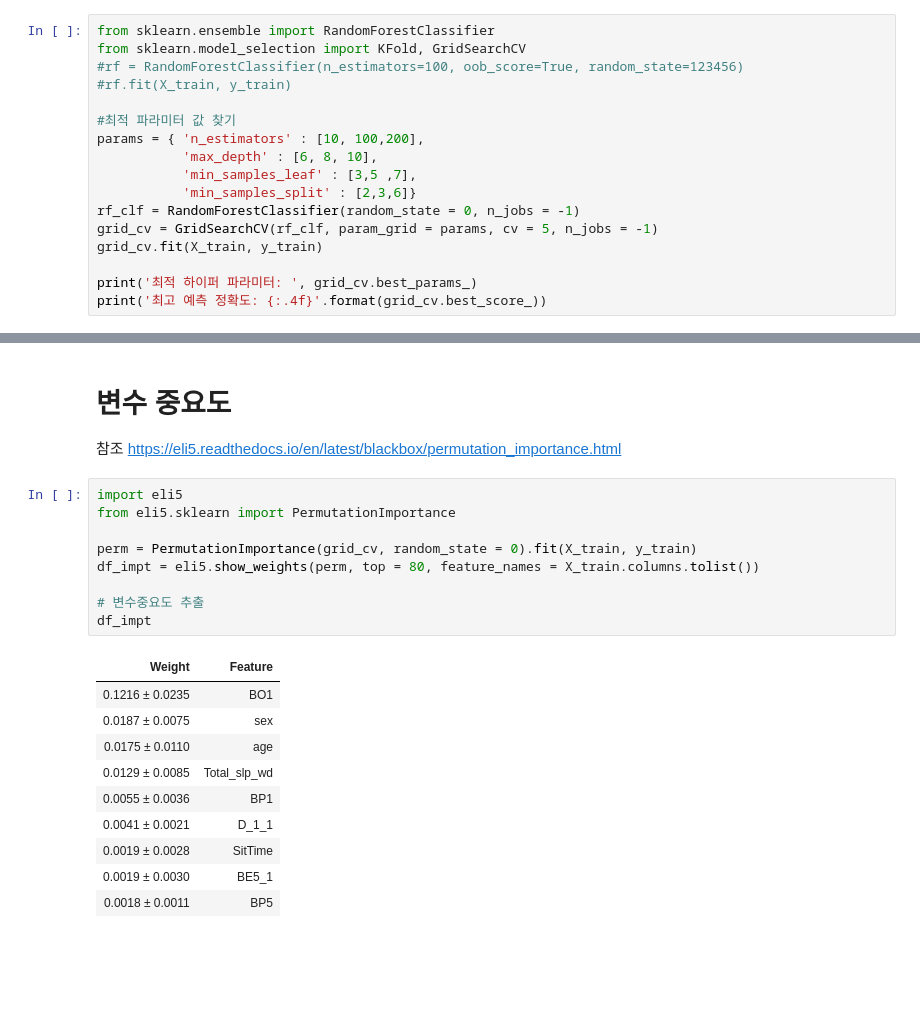
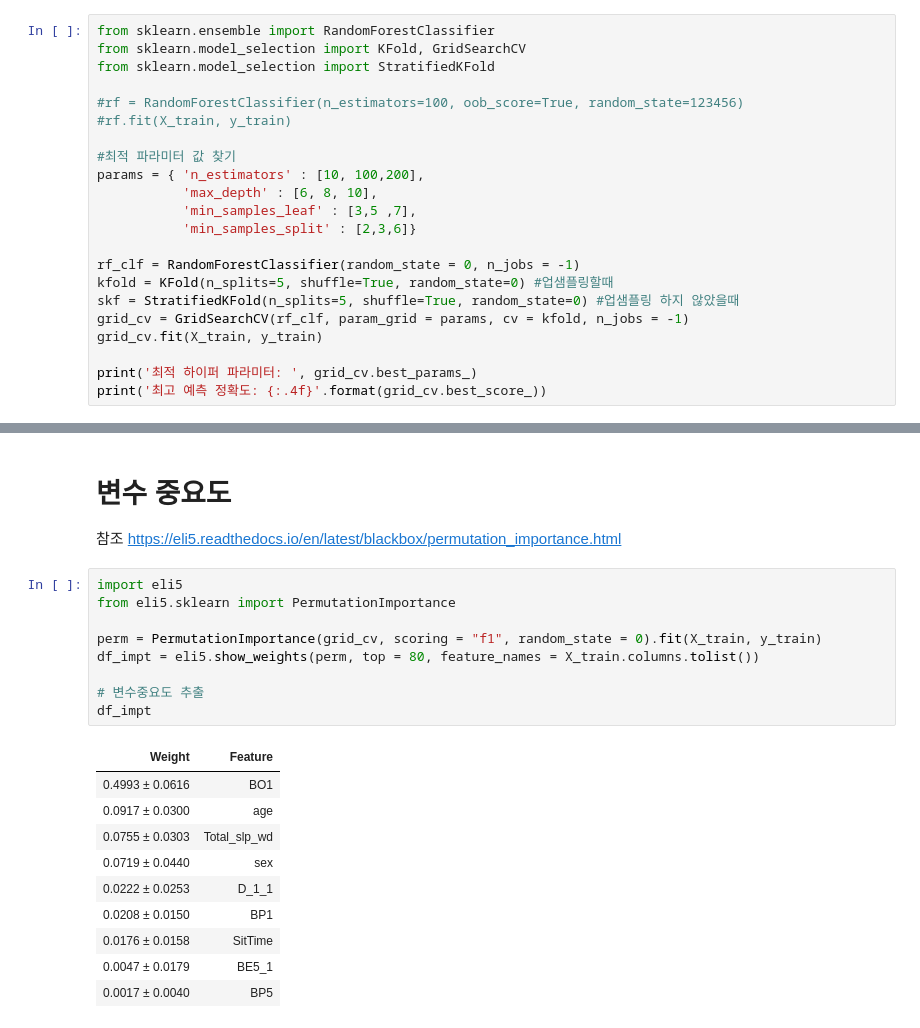
Before and after one commit to rlagywns0213/Datamining, a Jupyter notebook: Modeling_randomforest.ipynb, the cells around one changed output, grey strips where cells are left out. Cells and saved outputs as stored; diff of their text form; blank space fills up the shorter version.

```diff
--- a/Modeling_randomforest.ipynb
+++ b/Modeling_randomforest.ipynb
@@ -56,6 +56,8 @@ Name: BMI, dtype: int64
 # %%
 from sklearn.ensemble import RandomForestClassifier
 from sklearn.model_selection import KFold, GridSearchCV
+from sklearn.model_selection import StratifiedKFold
+
 #rf = RandomForestClassifier(n_estimators=100, oob_score=True, random_state=123456)
 #rf.fit(X_train, y_train)
 
@@ -64,8 +66,11 @@ params = { 'n_estimators' : [10, 100,200],
            'max_depth' : [6, 8, 10],
            'min_samples_leaf' : [3,5 ,7],
            'min_samples_split' : [2,3,6]}
+
 rf_clf = RandomForestClassifier(random_state = 0, n_jobs = -1)
-grid_cv = GridSearchCV(rf_clf, param_grid = params, cv = 5, n_jobs = -1)
+kfold = KFold(n_splits=5, shuffle=True, random_state=0) #업샘플링할때
+skf = StratifiedKFold(n_splits=5, shuffle=True, random_state=0) #업샘플링 하지 않았을때
+grid_cv = GridSearchCV(rf_clf, param_grid = params, cv = kfold, n_jobs = -1)
 grid_cv.fit(X_train, y_train)
 
 print('최적 하이퍼 파라미터: ', grid_cv.best_params_)
@@ -186,20 +191,20 @@ None
 # %%
 import eli5
 from eli5.sklearn import PermutationImportance
 
-perm = PermutationImportance(grid_cv, random_state = 0).fit(X_train, y_train)
+perm = PermutationImportance(grid_cv, scoring = "f1", random_state = 0).fit(X_train, y_train)
 df_impt = eli5.show_weights(perm, top = 80, feature_names = X_train.columns.tolist())
 
 # 변수중요도 추출
 df_impt
 # %% [output]
 | Weight | Feature |
-| 0.1216 ± 0.0235 | BO1 |
-| 0.0187 ± 0.0075 | sex |
-| 0.0175 ± 0.0110 | age |
-| 0.0129 ± 0.0085 | Total_slp_wd |
-| 0.0055 ± 0.0036 | BP1 |
-| 0.0041 ± 0.0021 | D_1_1 |
-| 0.0019 ± 0.0028 | SitTime |
-| 0.0019 ± 0.0030 | BE5_1 |
-| 0.0018 ± 0.0011 | BP5 |
+| 0.4993 ± 0.0616 | BO1 |
+| 0.0917 ± 0.0300 | age |
+| 0.0755 ± 0.0303 | Total_slp_wd |
+| 0.0719 ± 0.0440 | sex |
+| 0.0222 ± 0.0253 | D_1_1 |
+| 0.0208 ± 0.0150 | BP1 |
+| 0.0176 ± 0.0158 | SitTime |
+| 0.0047 ± 0.0179 | BE5_1 |
+| 0.0017 ± 0.0040 | BP5 |
```
Also changed, not shown: parts of 6 cells of this notebook, 9 other files.
